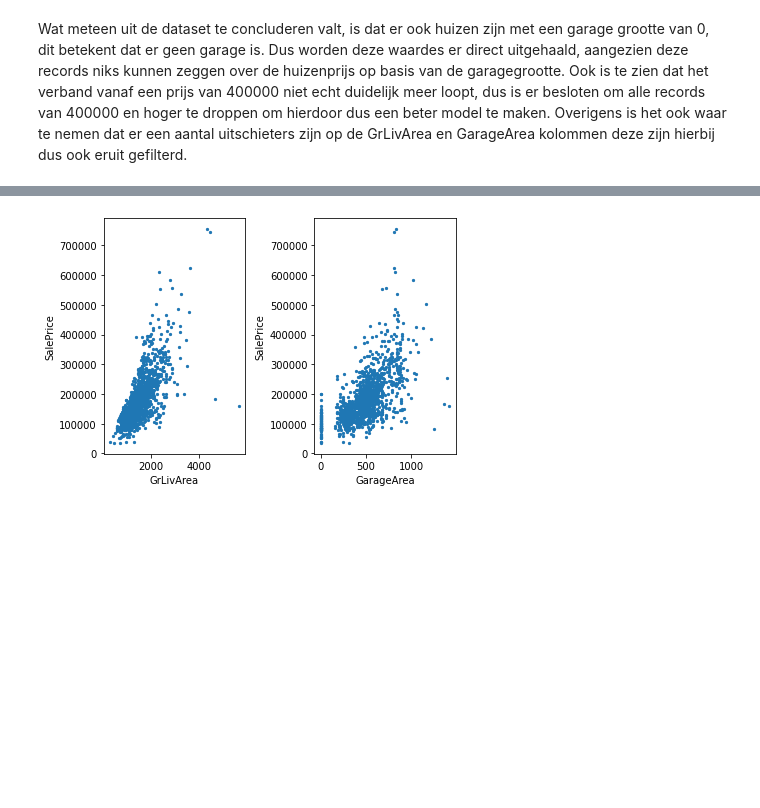
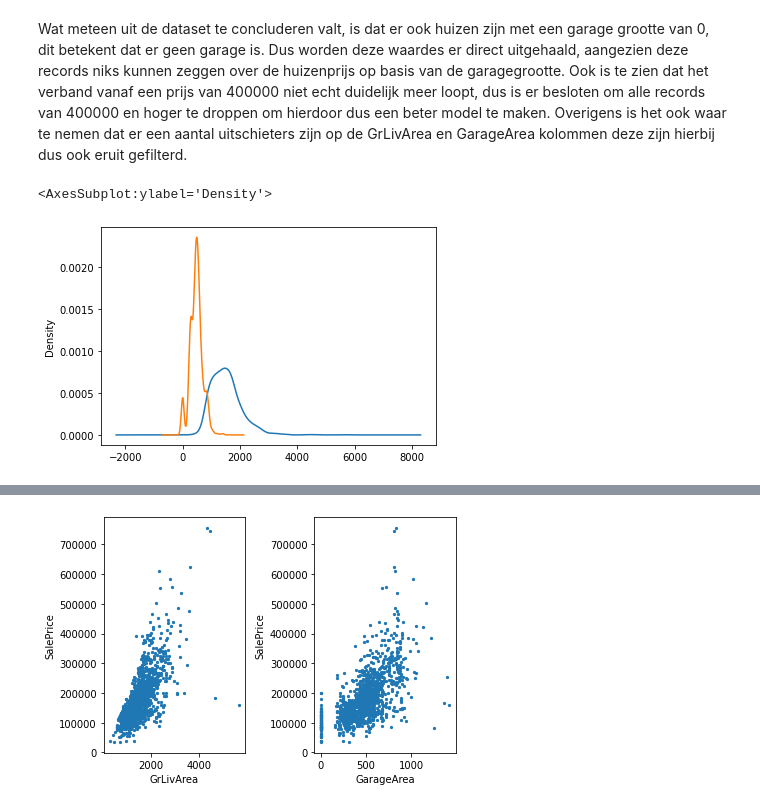
Before and after one commit to dvwgerritsen/data_science_research_report, a Jupyter notebook: research_report.ipynb, the cells around one changed output, grey strips where cells are left out. Saved outputs shown, nothing was run; the diff lists cells and outputs as text; code cells hidden in the pictures; blank space fills up the shorter version.

```diff
--- a/research_report.ipynb
+++ b/research_report.ipynb
@@ -105,3 +145,13 @@ Wat meteen uit de dataset te concluderen valt, is dat er ook huizen zijn met een
 worden deze waardes er direct uitgehaald, aangezien deze records niks kunnen zeggen over de huizenprijs op basis van de garagegrootte.
 Ook is te zien dat het verband vanaf een prijs van 400000 niet echt duidelijk meer loopt, dus is er besloten om alle records van 400000 en hoger
 te droppen om hierdoor dus een beter model te maken. Overigens is het ook waar te nemen dat er een aantal uitschieters zijn op de GrLivArea en GarageArea kolommen deze zijn hierbij dus ook eruit gefilterd.
+# %%
+x1 = mlrdf['GrLivArea']
+x2 = mlrdf['GarageArea']
+y = mlrdf['SalePrice']
+
+x1.plot.kde()
+x2.plot.kde()
+# %% [output]
+<AxesSubplot:ylabel='Density'>
+[figure, added]
```
Also changed, not shown: parts of 14 cells of this notebook.
